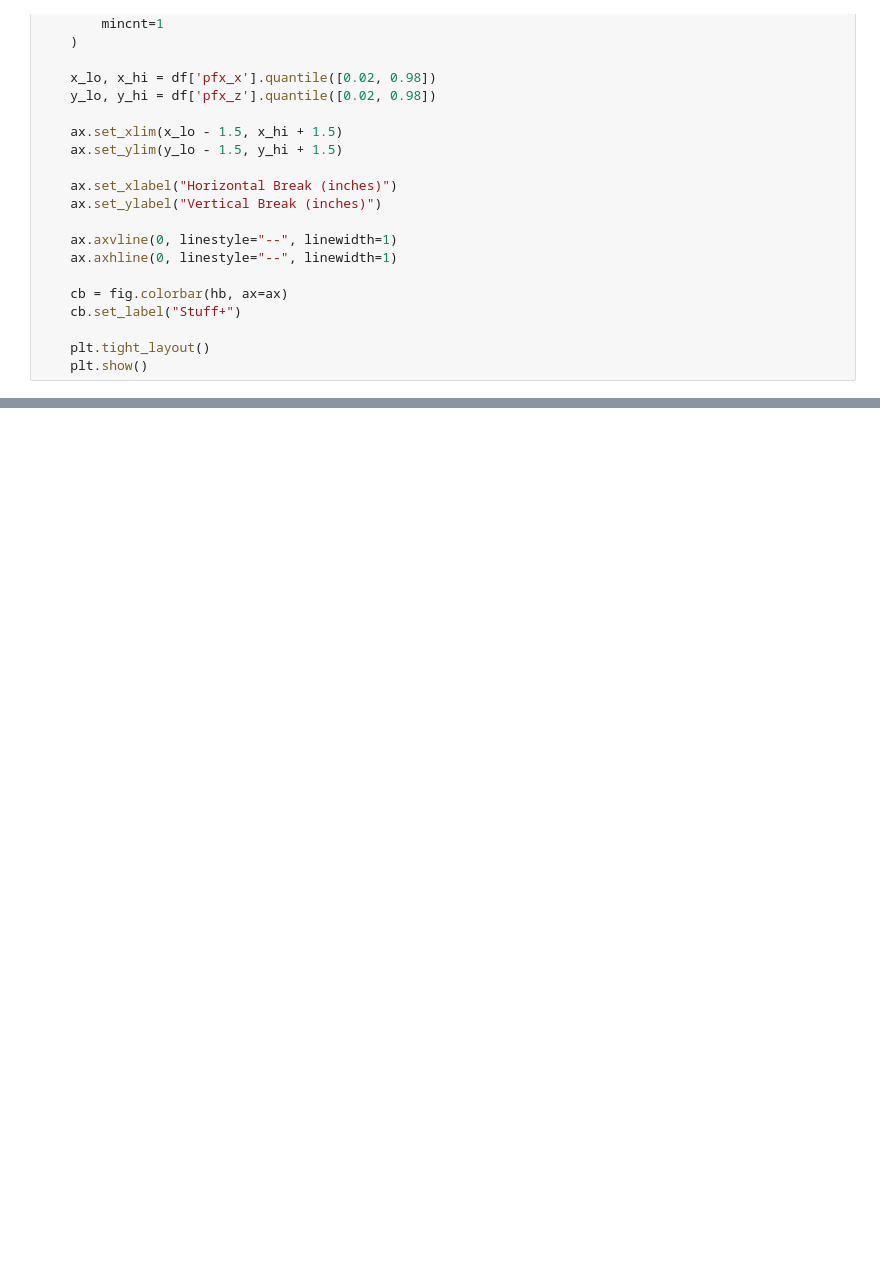
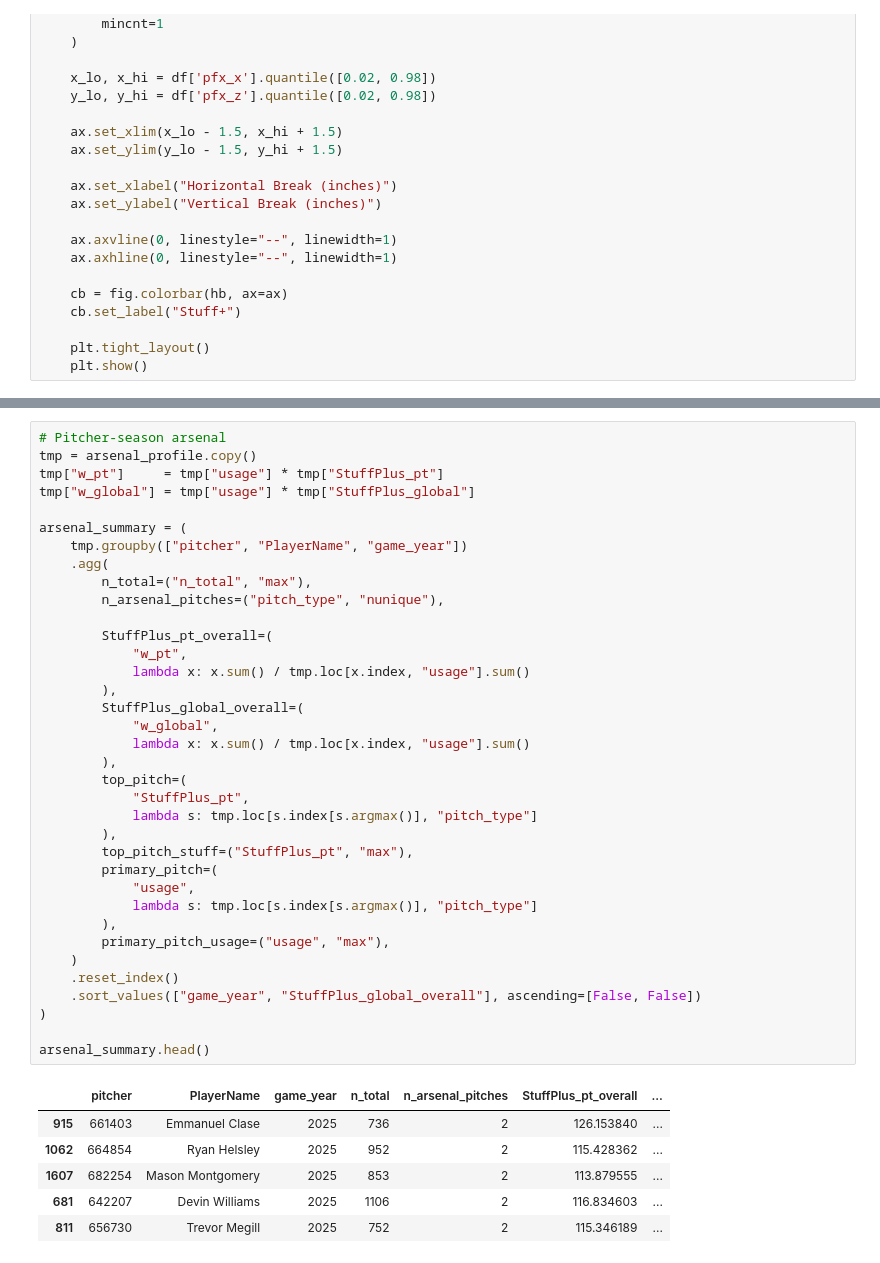
Before and after one commit to davidperl7431/stuff-plus, a Jupyter notebook: Stuff+ Model.ipynb, the cells around one changed output, grey strips where cells are left out. Saved outputs shown, nothing was run; the diff lists cells and outputs as text; blank space fills up the shorter version.

Commit message:
update stuff+ model

```diff
--- a/Stuff+ Model.ipynb
+++ b/Stuff+ Model.ipynb
@@ -813,0 +1133,43 @@ stuff_movement_heatmap(df_p, stuff_col="Stuff+_global")
+# %%
+# Pitcher-season arsenal
+tmp = arsenal_profile.copy()
+tmp["w_pt"]     = tmp["usage"] * tmp["StuffPlus_pt"]
+tmp["w_global"] = tmp["usage"] * tmp["StuffPlus_global"]
+
+arsenal_summary = (
+    tmp.groupby(["pitcher", "PlayerName", "game_year"])
+    .agg(
+        n_total=("n_total", "max"),
+        n_arsenal_pitches=("pitch_type", "nunique"),
+
+        StuffPlus_pt_overall=(
+            "w_pt",
+            lambda x: x.sum() / tmp.loc[x.index, "usage"].sum()
+        ),
+        StuffPlus_global_overall=(
+            "w_global",
+            lambda x: x.sum() / tmp.loc[x.index, "usage"].sum()
+        ),
+        top_pitch=(
+            "StuffPlus_pt",
+            lambda s: tmp.loc[s.index[s.argmax()], "pitch_type"]
+        ),
+        top_pitch_stuff=("StuffPlus_pt", "max"),
+        primary_pitch=(
+            "usage",
+            lambda s: tmp.loc[s.index[s.argmax()], "pitch_type"]
+        ),
+        primary_pitch_usage=("usage", "max"),
+    )
+    .reset_index()
+    .sort_values(["game_year", "StuffPlus_global_overall"], ascending=[False, False])
+)
+
+arsenal_summary.head()
+# %% [output]
+|  | pitcher | PlayerName | game_year | n_total | n_arsenal_pitches | StuffPlus_pt_overall | ... |
+| 915 | 661403 | Emmanuel Clase | 2025 | 736 | 2 | 126.153840 | ... |
+| 1062 | 664854 | Ryan Helsley | 2025 | 952 | 2 | 115.428362 | ... |
+| 1607 | 682254 | Mason Montgomery | 2025 | 853 | 2 | 113.879555 | ... |
+| 681 | 642207 | Devin Williams | 2025 | 1106 | 2 | 116.834603 | ... |
+| 811 | 656730 | Trevor Megill | 2025 | 752 | 2 | 115.346189 | ... |
```
Also changed, not shown: parts of 25 cells of this notebook.
